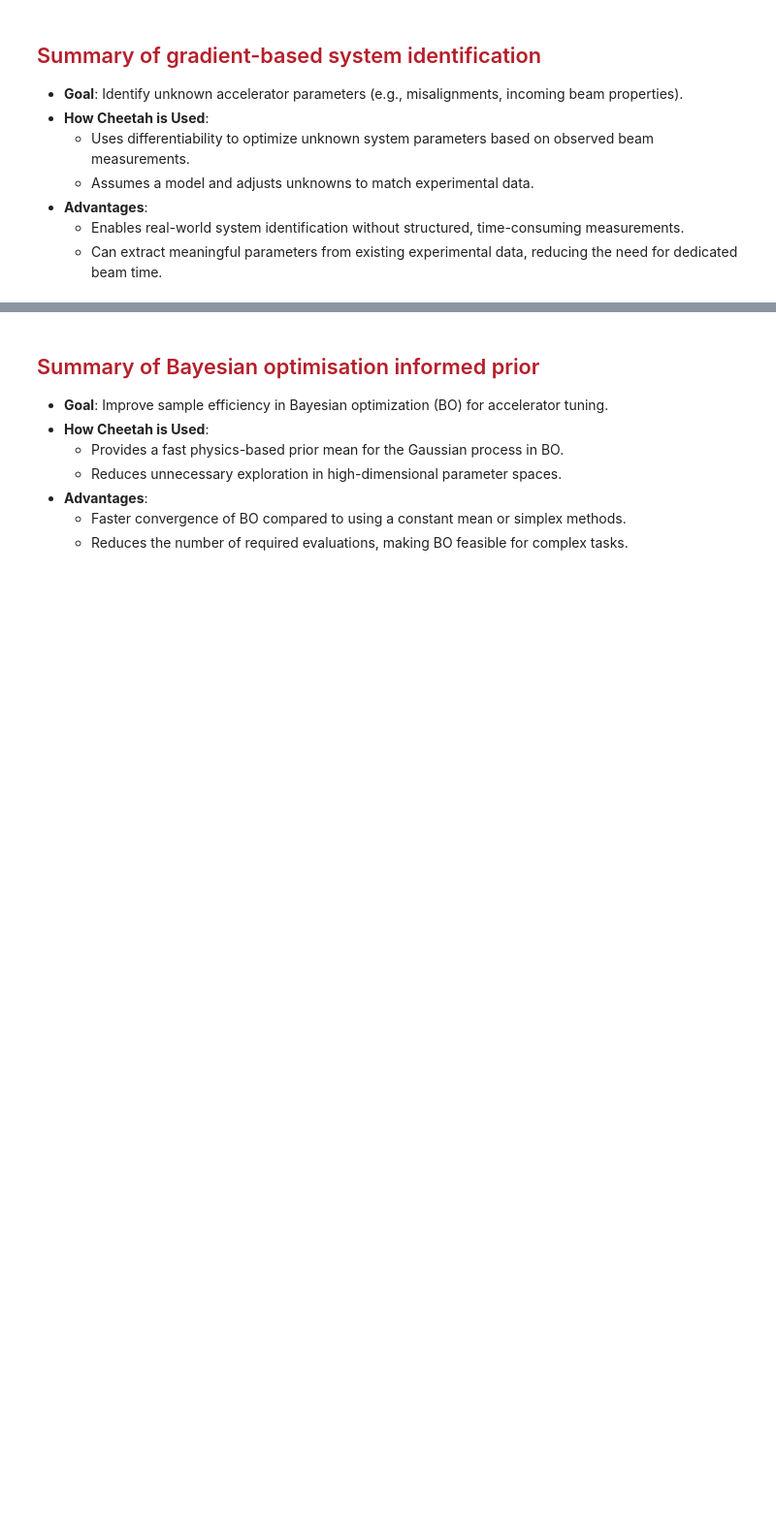
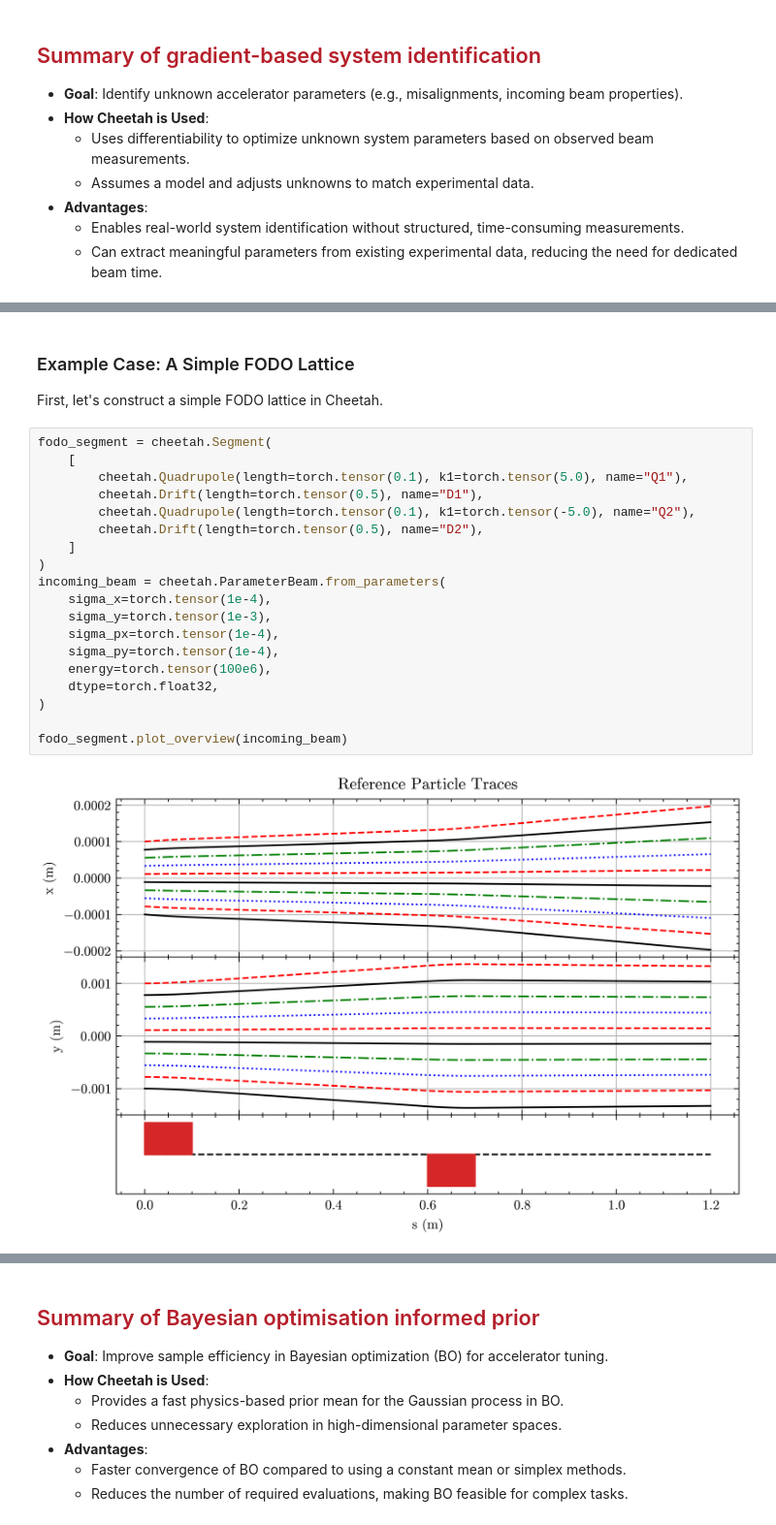
Before and after one commit to MALAPA-Collab/cheetah-tutorial-2025, a Jupyter notebook: tutorial.ipynb, the cells around one changed output, grey strips where cells are left out. Shown at 97% size. Saved outputs shown, nothing was run; the diff lists cells and outputs as text; blank space fills up the shorter version.

```diff
--- a/tutorial.ipynb
+++ b/tutorial.ipynb
@@ -785,0 +853,25 @@ We find that as one would expect, the identified misalignments are now a shifted
+# %% [markdown]
+### Example Case: A Simple FODO Lattice
+
+First, let's construct a simple FODO lattice in Cheetah.
+# %%
+fodo_segment = cheetah.Segment(
+    [
+        cheetah.Quadrupole(length=torch.tensor(0.1), k1=torch.tensor(5.0), name="Q1"),
+        cheetah.Drift(length=torch.tensor(0.5), name="D1"),
+        cheetah.Quadrupole(length=torch.tensor(0.1), k1=torch.tensor(-5.0), name="Q2"),
+        cheetah.Drift(length=torch.tensor(0.5), name="D2"),
+    ]
+)
+incoming_beam = cheetah.ParameterBeam.from_parameters(
+    sigma_x=torch.tensor(1e-4),
+    sigma_y=torch.tensor(1e-3),
+    sigma_px=torch.tensor(1e-4),
+    sigma_py=torch.tensor(1e-4),
+    energy=torch.tensor(100e6),
+    dtype=torch.float32,
+)
+
+fodo_segment.plot_overview(incoming_beam)
+# %% [output]
+[figure, added]
```
Also changed, not shown: parts of 42 cells of this notebook, 3 other files.
